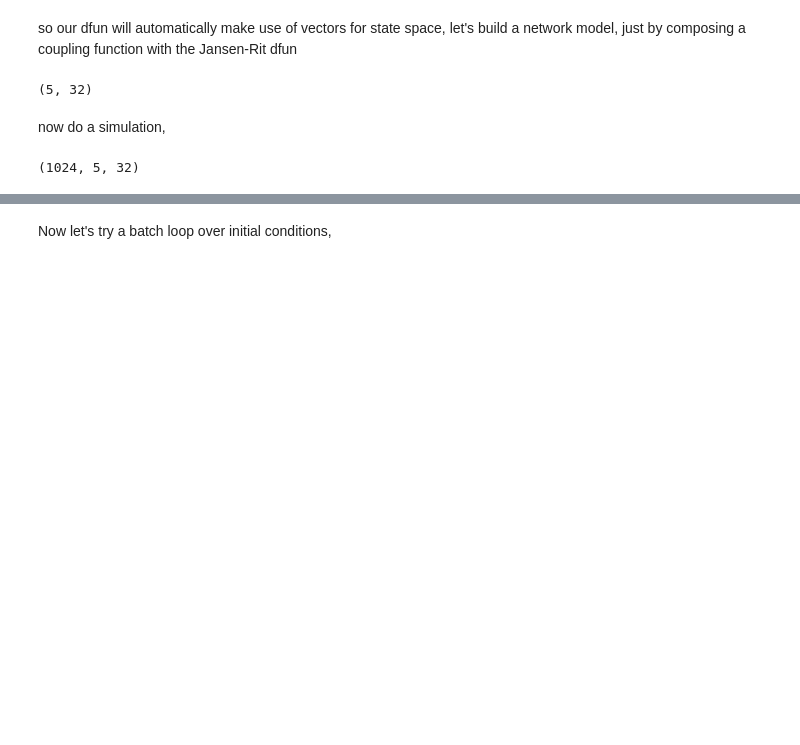
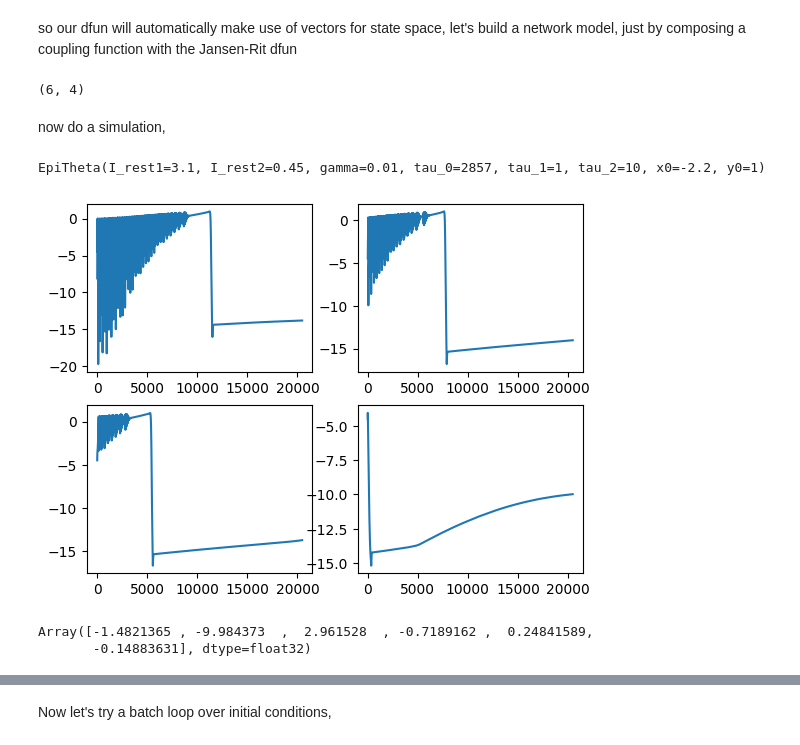
Before and after one commit to ins-amu/vbjax, a Jupyter notebook: 32 Epileptor.ipynb, the cells around one changed output, grey strips where cells are left out. Drawn from its saved outputs; the diff is of its cells as text; code cells hidden in the pictures; blank space fills up the shorter version.

```diff
--- a/32 Epileptor.ipynb
+++ b/32 Epileptor.ipynb
@@ -22,7 +23,7 @@ nf.epi_dfun(x0, c=0, p=nf.epi_default_theta).shape
 # %% [markdown]
 so our dfun will automatically make use of vectors for state space, let's build a network model, just by composing a coupling function with the Jansen-Rit dfun
 # %%
-nn = 32
+nn = 4
 ns = np.tile(np.arange(nn),(nn,1))
 key = jax.random.PRNGKey(42)
 weights = jax.random.normal (key, (nn, nn))
@@ -31,25 +32,54 @@ buffer = jax.random.normal(key, (nn, lengths.max()+1))
 
 def net_dfun(x, p):
     w, l, buf, mass_θ = p
-    lfp = x[1] - x[2]
+    x1, y1, z, x2, y2, g = x
+    lfp = x2 - x1
     # c = 1e-2 * np.sum(w*buffer[ns,l], axis=1)
-    c = 1e-2 * np.dot(w, lfp)
+    c = 1e-4 * np.dot(w, lfp)
     return nf.epi_dfun(x, c, mass_θ)
 
-x0 = np.zeros((5, nn))
+x0 = np.zeros((6, nn))
 net_θ = weights, lengths, buffer, nf.epi_default_theta
 net_dfun(x0, net_θ).shape
 # %% [output]
-(5, 32)
+(6, 4)
+# %%
+theta = nf.epi_default_theta._replace(x0=-2.2)
+net_θ = weights, lengths, buffer, theta
 # %% [markdown]
 now do a simulation,
-# %%
-step, loop = nf.make_sde(1.0, net_dfun, 1e-1)
-key = jax.random.PRNGKey(0)
-nt = 1024
-x0 = np.zeros((5, nn))
-zt = jax.random.normal(key, (nt, ) + x0.shape) * 1e-2
-yt = loop(x0, zt, net_θ)
-yt.shape
-# %% [output]
-(1024, 5, 32)
+# %%
+theta
+# %% [output]
+EpiTheta(I_rest1=3.1, I_rest2=0.45, gamma=0.01, tau_0=2857, tau_1=1, tau_2=10, x0=-2.2, y0=1)
+# %%
+_, loop = nf.make_sde(0.1, net_dfun, 1e-1)
+key = jax.random.PRNGKey(0)
+nt = 1024*10*2
+x0 = np.zeros((6, nn))
+x0 = x0.at[1].set(-5.0)
+
+x0 = x0.at[2].set(np.r_[2.0, 2.5, 3.0, 3.5])       # set z differently per node
+
+sigma = np.c_[0.025, 0.025, 0.0, 0.25, 0.25, 0]*0
+zt = jax.random.normal(key, (nt, ) + x0.shape) * sigma.T
+yt = loop(x0, zt, net_θ)
+yt.shape
+# %%
+x1, y1, z, x2, y2, g = np.transpose(yt, (1,0,2))
+lfp = x2 - x1
+for i in range(4):
+    subplot(2, 2, i + 1)
+    # plot(lfp[:, i]);
+    # plot(x2[:, i])
+    # plot(y2[:, i])
+    # plot(x1[:, i])
+    plot(y1[:, i])
+    # plot(z[:, i]); plot(g[:, i]); grid(1), ylim([-2.5, 5])
+# %% [output]
+[figure, added]
+# %%
+yt[-100:, :, 3].mean(axis=0)
+# %% [output]
+Array([-1.4821365 , -9.984373  ,  2.961528  , -0.7189162 ,  0.24841589,
+       -0.14883631], dtype=float32)
```
Also changed, not shown: parts of 7 cells of this notebook, 1 other file.
